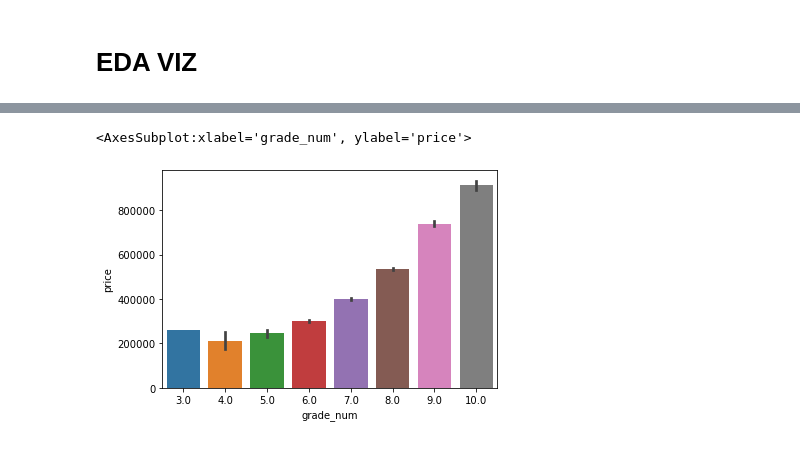
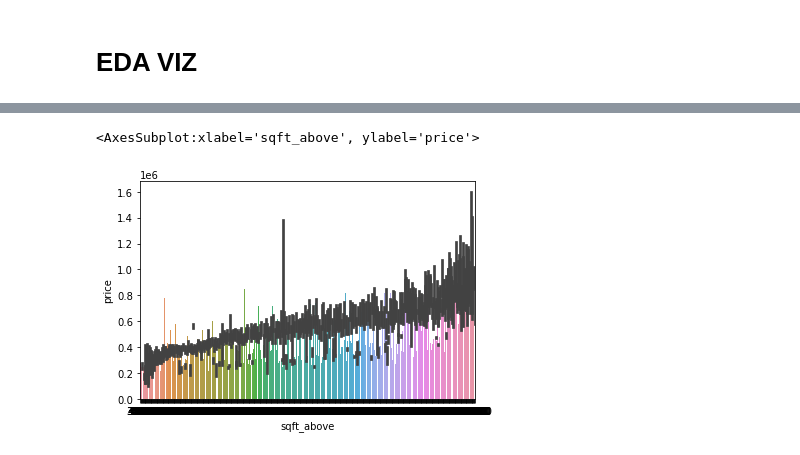
Before and after one commit to MackoyS/sarah-and-mackoy-price-modeling, a Jupyter notebook: TrainTestSplitAttempt.ipynb, the cells around one changed output, grey strips where cells are left out. Drawn from its saved outputs; the diff is of its cells as text; code cells hidden in the pictures.

Commit message:
eda graphs

```diff
--- a/TrainTestSplitAttempt.ipynb
+++ b/TrainTestSplitAttempt.ipynb
@@ -582,9 +695,6 @@ clean_df['price'].mean()
 # %%
-#grade num
-
-
-
-sns.barplot(data=clean_df, x="grade_num", y="price")
+#sqft_above
+sns.barplot(data=clean_df, x="sqft_above", y="price")
 # %% [output]
-<AxesSubplot:xlabel='grade_num', ylabel='price'>
+<AxesSubplot:xlabel='sqft_above', ylabel='price'>
-[figure, old version]
+[figure, new version]
```
Also changed, not shown: parts of 26 cells of this notebook.
